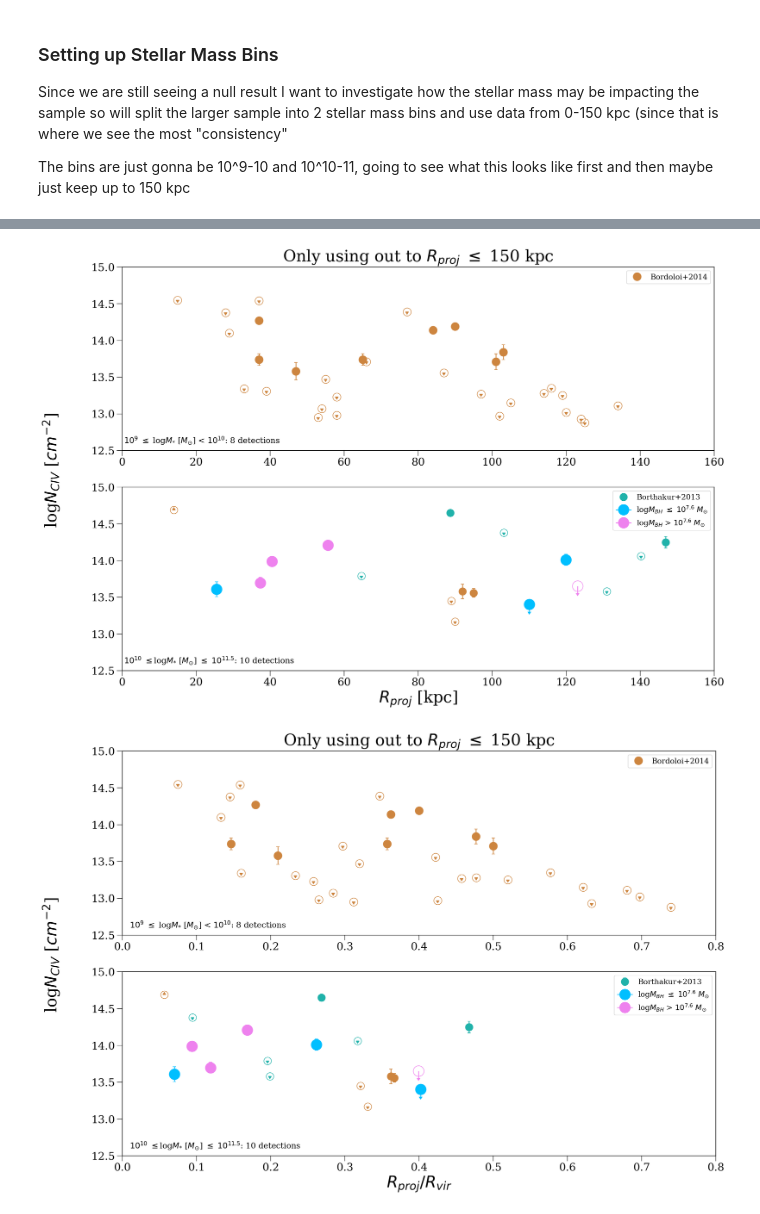
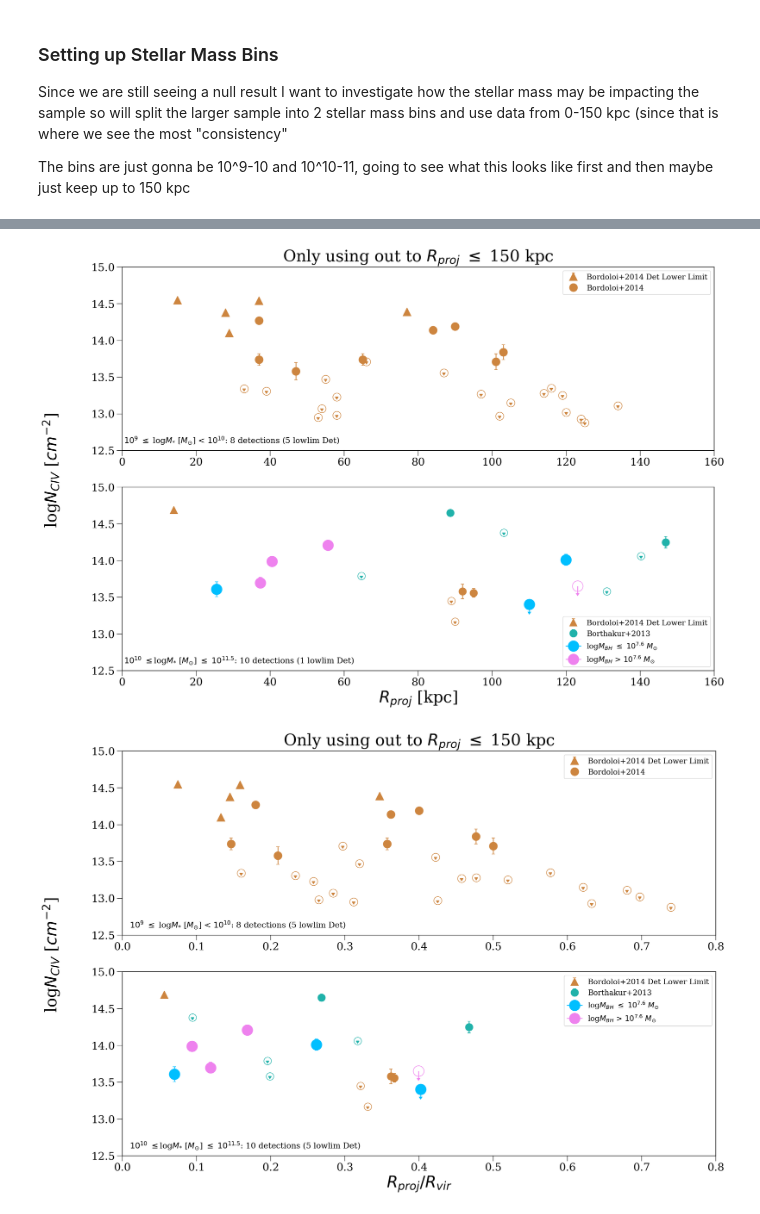
Before and after one commit to samlugarza/COS-Holes, a Jupyter notebook: notebooks/COS-Holes_&_literature_CIV_analysis.ipynb, the cells around one changed output, grey strips where cells are left out. Saved outputs shown, nothing was run; the diff lists cells and outputs as text; code cells hidden in the pictures.

Commit message:
fixed plots and split into high and low sample

```diff
--- a/notebooks/COS-Holes_&_literature_CIV_analysis.ipynb
+++ b/notebooks/COS-Holes_&_literature_CIV_analysis.ipynb
@@ -559,0 +546,7 @@ See the caveats in the documentation: https://pandas.pydata.org/pandas-docs/stab
+# %%
+####### BORTHAKUR ######### => Only has high stellar mass bin values
+
+borthakur_less150 = borthakur_no_zero.loc[(borthakur_no_zero['rhokpc[i]'] <= 150)]
+#borthakur_less150
+borthakur_high = borthakur_less150
+borthakur_high
@@ -559,0 +561,11 @@ See the caveats in the documentation: https://pandas.pydata.org/pandas-docs/stab
+# %%
+####### BORDOLOI #########
+
+bordoloi_less150 = bordoloi.loc[(bordoloi['R[kpc]'] <= 150) & (bordoloi['logM*'] >= 9) ]
+#bordoloi_less150
+
+#separating into low and high sample
+bordoloi_low = bordoloi_less150.loc[(bordoloi_less150['logM*'] >= 9) & (bordoloi_less150['logM*'] < 10)]
+bordoloi_high = bordoloi_less150.loc[(bordoloi_less150['logM*'] >= 10)]
+
+bordoloi_high
@@ -564,37 +603,40 @@ fig, axs = plt.subplots(2)
 fig.supylabel('log$N_{CIV}$ [$cm^{-2}$]', fontsize=30)
 
 ################ Low Bin Stellar Mass ##############
-    #Bordoloi
+
+###### Bordoloi ######
 #Non-Detections
 axs[0].errorbar(bordoloi_low['R[kpc]'][:19], bordoloi_low['logNCIV'][:19], yerr = bordoloi_low['err'][:19], capsize=3, c = 'peru',
             marker = 'o', markersize = 15, ls='none', mfc='none', uplims=True) #upper limit
-axs[0].errorbar(bordoloi_low['R[kpc]'][27:], bordoloi_low['logNCIV'][27:], yerr = bordoloi_low['err'][27:], capsize=3, c = 'peru',
-            marker = 'o', markersize = 15, ls='none', mfc='none', uplims=True) #lower limit
+
 #Detections
 axs[0].errorbar(bordoloi_low['R[kpc]'][19:27], bordoloi_low['logNCIV'][19:27], yerr = bordoloi_low['err'][19:27], capsize=3, c = 'peru',
             marker = 'o', markersize = 15, ls='none', label = 'Bordoloi+2014') #upper limit
+axs[0].errorbar(bordoloi_low['R[kpc]'][27:], bordoloi_low['logNCIV'][27:], yerr = bordoloi_low['err'][27:], capsize=3, c = 'peru',
+            marker = '^', markersize = 15, ls='none', lolims=True, label = 'Bordoloi+2014 Det Lower Limit') #lower limit
+
 axs[0].set_ylim(12.5,15)
 axs[0].set_xlim(0,160)
 axs[0].set_title('Only using out to $R_{proj}$ $\leq$ 150 kpc', fontsize=30)
-axs[0].annotate('$10^{9}$ $\leq$ log$M_{*}$ [$M_{\odot}$] < $10^{10}$: 8 detections', (0.5, 12.6), fontsize=15)
+axs[0].annotate('$10^{9}$ $\leq$ log$M_{*}$ [$M_{\odot}$] < $10^{10}$: 8 detections (5 lowlim Det)', (0.5, 12.6), fontsize=15)
 axs[0].legend(loc=1)
 
 ############### High Bin Stellar Mass ##############
 
-#Non-Detections
+#####Non-Detections (Upper limit = 1, Lower Limit = 2)
     #Bordoloi
 axs[1].errorbar(bordoloi_high['R[kpc]'][:2], bordoloi_high['logNCIV'][:2], yerr = bordoloi_high['err'][:2], capsize=3, c = 'peru',
             marker = 'o', markersize = 14, ls='none', mfc='none', uplims=True) #upper limit
 axs[1].errorbar(bordoloi_high['R[kpc]'][4:], bordoloi_high['logNCIV'][4:], yerr = bordoloi_high['err'][4:], capsize=3, c = 'peru',
-            marker = 'o', markersize = 14, ls='none', mfc='none', lolims=True) #lower limit
+            marker = '^', markersize = 14, ls='none', lolims=True, label = 'Bordoloi+2014 Det Lower Limit') #lower limit
     #Borthakur
 axs[1].errorbar(borthakur_high['rhokpc[i]'][:4], borthakur_high['logNCIV[i]'][:4], yerr = borthakur_high['err'][:4], capsize=3,
                 c = 'lightseagreen', marker = 'o', markersize = 14, ls='none', mfc='none', uplims=True) #upper limit
-#Detections
-    #Bordoloi
+######Detections
+    #Bordoloi (1)
 axs[1].errorbar(bordoloi_high['R[kpc]'][2:4], bordoloi_high['logNCIV'][2:4], yerr = bordoloi_high['err'][2:4], capsize=3, c = 'peru',
             marker = 'o', markersize = 14, ls='none')
-    #Borthakur
+    #Borthakur (1)
 axs[1].errorbar(borthakur_high['rhokpc[i]'][4:], borthakur_high['logNCIV[i]'][4:], yerr = borthakur_high['err'][4:], capsize=3,
                 c = 'lightseagreen', marker = 'o', markersize = 14, ls='none', label = 'Borthakur+2013')
 
@@ -608,36 +650,36 @@ plt.errorbar(rproj[4], civ_df_J1249['N'][6], yerr= civ_df_J1249['sigN'][6], caps
              label = 'log$M_{BH}$ $\leq$ $10^{7.6}$ $M_{\odot}$', marker=".", markersize=40)
 
 #J1051
 plt.errorbar(rproj[5], civ_df_J1051['N'][6], yerr= civ_df_J1051['sigN'][6],capsize = 3, c = 'violet',
              label = 'log$M_{BH}$ > $10^{7.6}$ $M_{\odot}$', marker=".", markersize=40)
 
 #J1123
 plt.errorbar(rproj[6], civ_df_J1123['N'][2], yerr=civ_df_J1123['sigN'][2],capsize = 3, c = 'deepskyblue',
              marker=".", markersize=40)
 
 #J0246
 plt.errorbar(rproj[7], civ_df_J0246['N'][2], civ_df_J0246['sigN'][2], capsize = 3, c = 'violet',
              marker=".", markersize=40)
 
 ##################################################################
 ##### Upper Limits
 
 #J1101 - NGC 3489 (0) (DETECTION UPPER LIMIT)
 plt.errorbar(rproj[0], civ_df_J1101['N'][4], yerr=civ_df_J1101['sigN'][4], uplims=True, c = 'deepskyblue',
              marker=".", markersize=40)
 
 #J1235 - NGC 4564 (8)
 plt.errorbar (rproj[8], np.log10(10**13.17+10**13.48), yerr=civ_df_J1101['sigN'][4],uplims=True, c = 'violet',
               marker=".",mfc='none',markersize=40)
 
 axs[1].set_xlim(0,160)
 axs[1].set_ylim(12.5,15)
-axs[1].legend(loc=1)
-axs[1].annotate('$10^{10}$ $\leq $log$M_{*}$ [$M_{\odot}$] $\leq$ $10^{11.5}$: 10 detections', (0.5, 12.6), fontsize=15)
+axs[1].legend(loc=4)
+axs[1].annotate('$10^{10}$ $\leq $log$M_{*}$ [$M_{\odot}$] $\leq$ $10^{11.5}$: 10 detections (1 lowlim Det)', (0.5, 12.6), fontsize=15)
 axs[1].set_xlabel('$R_{proj}$ [kpc]', fontsize=30)
 plt.show()
 # %% [output]
-[figure, old version]
+[figure, new version]
 # %%
 #This is the least automated part of the work but can make minor adjustments since the rest of this is so automated
 fig, axs = plt.subplots(2)
@@ -650,14 +692,14 @@ fig.supylabel('log$N_{CIV}$ [$cm^{-2}$]', fontsize=30)
 axs[0].errorbar(bordoloi_low['R/Rvir'][:19], bordoloi_low['logNCIV'][:19], yerr = bordoloi_low['err'][:19], capsize=3, c = 'peru',
             marker = 'o', markersize = 15, ls='none', mfc='none', uplims=True) #upper limit
 axs[0].errorbar(bordoloi_low['R/Rvir'][27:], bordoloi_low['logNCIV'][27:], yerr = bordoloi_low['err'][27:], capsize=3, c = 'peru',
-            marker = 'o', markersize = 15, ls='none', mfc='none', uplims=True) #lower limit
+            marker = '^', markersize = 15, ls='none', lolims=True, label = 'Bordoloi+2014 Det Lower Limit') #lower limit
 #Detections
 axs[0].errorbar(bordoloi_low['R/Rvir'][19:27], bordoloi_low['logNCIV'][19:27], yerr = bordoloi_low['err'][19:27], capsize=3, c = 'peru',
             marker = 'o', markersize = 15, ls='none', label = 'Bordoloi+2014') #upper limit
 axs[0].set_ylim(12.5,15)
 axs[0].set_xlim(0,0.8)
 axs[0].set_title('Only using out to $R_{proj}$ $\leq$ 150 kpc', fontsize=30)
-axs[0].annotate('$10^{9}$ $\leq$ log$M_{*}$ [$M_{\odot}$] < $10^{10}$: 8 detections', (0.01, 12.6), fontsize=15)
+axs[0].annotate('$10^{9}$ $\leq$ log$M_{*}$ [$M_{\odot}$] < $10^{10}$: 8 detections (5 lowlim Det)', (0.01, 12.6), fontsize=15)
 axs[0].legend(loc=1)
 
 ############### High Bin Stellar Mass ##############
@@ -666,8 +708,7 @@ axs[0].legend(loc=1)
     #Bordoloi
 axs[1].errorbar(bordoloi_high['R/Rvir'][:2], bordoloi_high['logNCIV'][:2], yerr = bordoloi_high['err'][:2], capsize=3, c = 'peru',
             marker = 'o', markersize = 14, ls='none', mfc='none', uplims=True) #upper limit
-axs[1].errorbar(bordoloi_high['R/Rvir'][4:], bordoloi_high['logNCIV'][4:], yerr = bordoloi_high['err'][4:], capsize=3, c = 'peru',
-            marker = 'o', markersize = 14, ls='none', mfc='none', lolims=True) #lower limit
+
     #Borthakur
 axs[1].errorbar(borthakur_high['rhokpc[i]/rvir[i]'][:4], borthakur_high['logNCIV[i]'][:4], yerr = borthakur_high['err'][:4], capsize=3,
                 c = 'lightseagreen', marker = 'o', markersize = 14, ls='none', mfc='none', uplims=True) #upper limit
@@ -675,6 +716,8 @@ axs[1].errorbar(borthakur_high['rhokpc[i]/rvir[i]'][:4], borthakur_high['logNCIV
     #Bordoloi
 axs[1].errorbar(bordoloi_high['R/Rvir'][2:4], bordoloi_high['logNCIV'][2:4], yerr = bordoloi_high['err'][2:4], capsize=3, c = 'peru',
             marker = 'o', markersize = 14, ls='none')
+axs[1].errorbar(bordoloi_high['R/Rvir'][4:], bordoloi_high['logNCIV'][4:], yerr = bordoloi_high['err'][4:], capsize=3, c = 'peru',
+            marker = '^', markersize = 14, ls='none', lolims=True, label = 'Bordoloi+2014 Det Lower Limit') #lower limit
     #Borthakur
 axs[1].errorbar(borthakur_high['rhokpc[i]/rvir[i]'][4:], borthakur_high['logNCIV[i]'][4:], yerr = borthakur_high['err'][4:], capsize=3,
                 c = 'lightseagreen', marker = 'o', markersize = 14, ls='none', label = 'Borthakur+2013')
@@ -714,8 +757,8 @@ plt.errorbar (rproj[8]/rvir[8], np.log10(10**13.17+10**13.48), yerr=civ_df_J1101
 axs[1].set_xlim(0,0.8)
 axs[1].set_ylim(12.5,15)
 axs[1].legend(loc=1)
-axs[1].annotate('$10^{10}$ $\leq $log$M_{*}$ [$M_{\odot}$] $\leq$ $10^{11.5}$: 10 detections', (0.01, 12.6), fontsize=15)
+axs[1].annotate('$10^{10}$ $\leq $log$M_{*}$ [$M_{\odot}$] $\leq$ $10^{11.5}$: 10 detections (5 lowlim Det)', (0.01, 12.6), fontsize=15)
 axs[1].set_xlabel('$R_{proj}/R_{vir}$', fontsize=30)
 plt.show()
 # %% [output]
-[figure, old version]
+[figure, new version]
```
Also changed, not shown: parts of 11 cells of this notebook.
